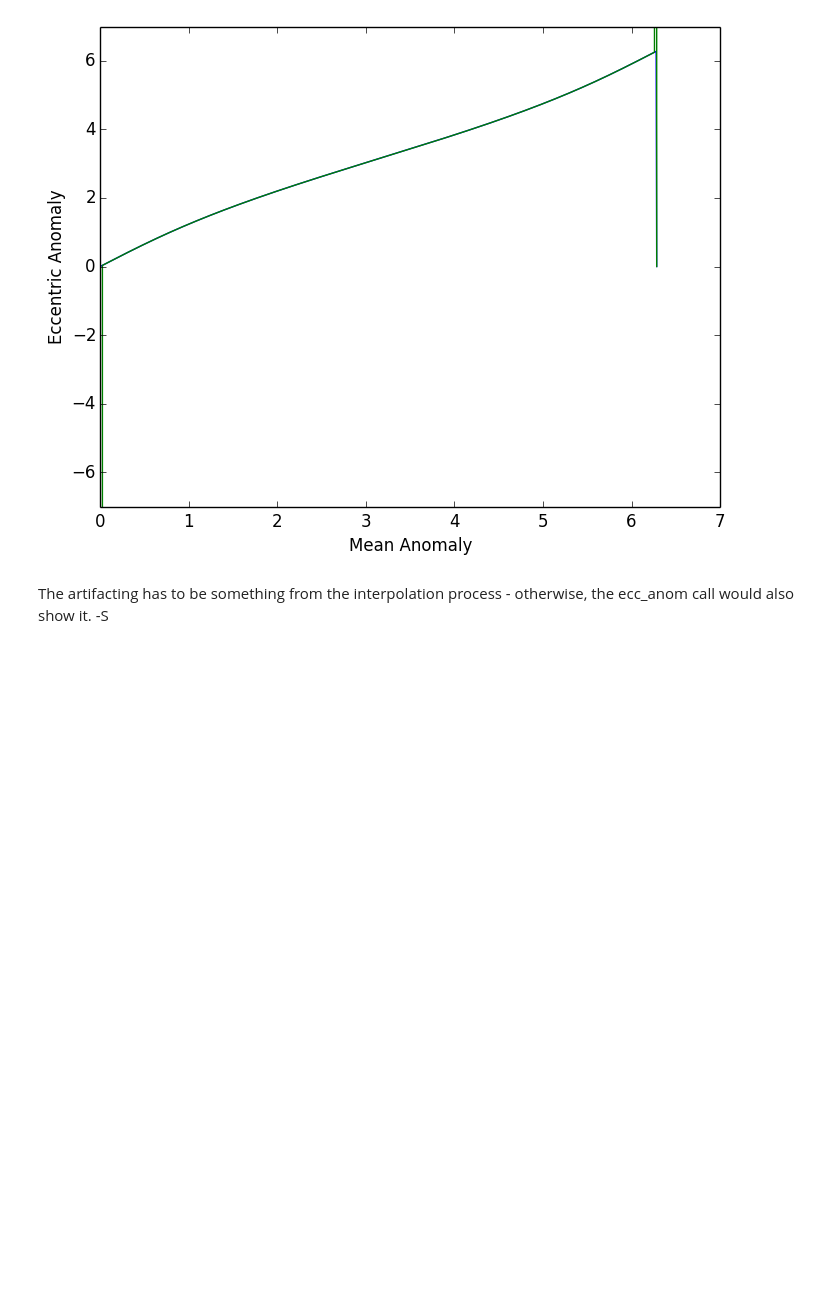
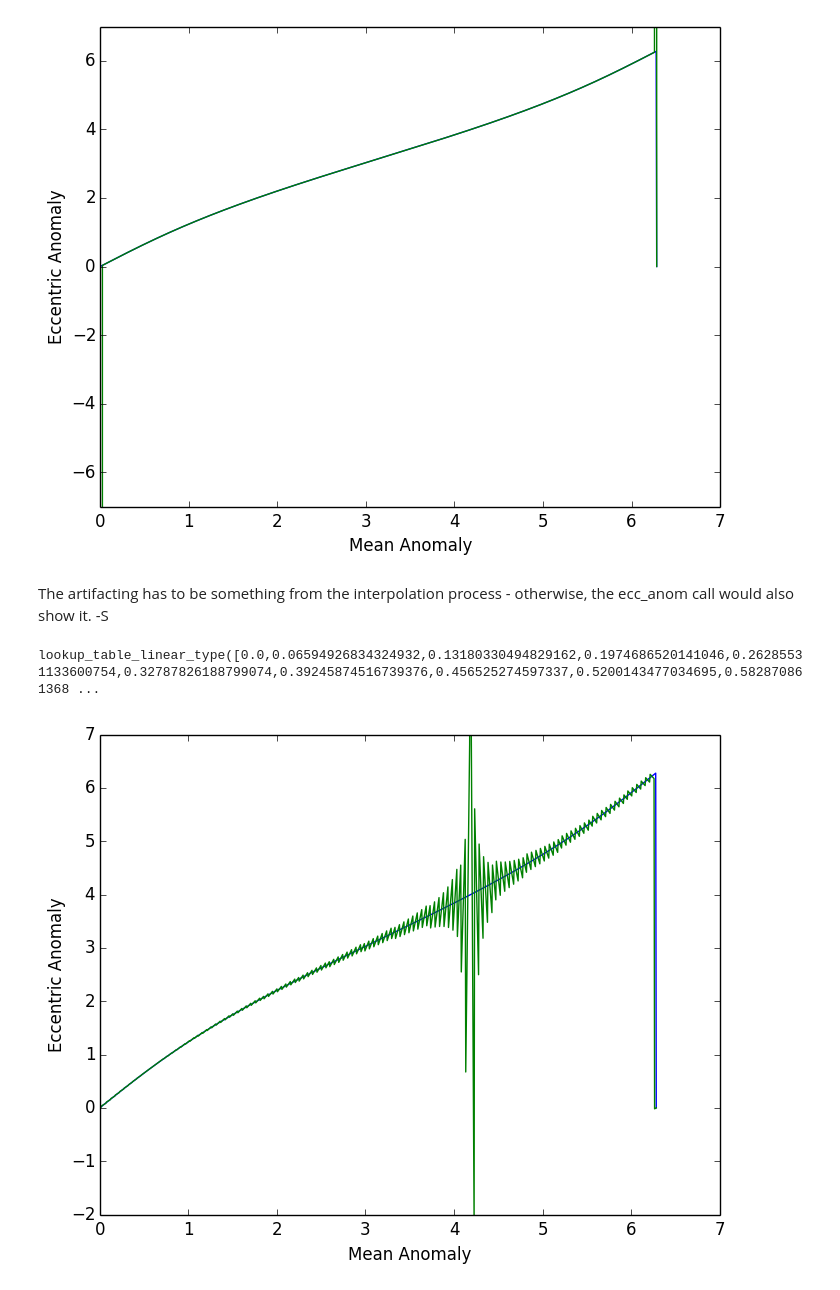
Before and after one commit to rcmorehead/ASTRO585, a Jupyter notebook: HW_5_pair_coding_with_sonny.ipynb, the cells around one changed output. Saved outputs shown, nothing was run; the diff lists cells and outputs as text; code cells hidden in the pictures; blank space fills up the shorter version.

Commit message:
Robert Driving for 2f

```diff
--- a/HW_5_pair_coding_with_sonny.ipynb
+++ b/HW_5_pair_coding_with_sonny.ipynb
@@ -223,3 +228,20 @@ ylabel("Eccentric Anomaly");
 [figure]
 # %% [markdown]
 The artifacting has to be something from the interpolation process - otherwise, the ecc_anom call would also show it. -S
+# %%
+#Robert Driving
+ecc_table2 = make_table_linear(x->ecc_anom(x,0.25),x->decc_anom_dM(x,0.25),0.,2*pi,128)
+# %% [output]
+lookup_table_linear_type([0.0,0.06594926834324932,0.13180330494829162,0.1974686520141046,0.26285531133600754,0.32787826188799074,0.39245874516739376,0.456525274597337,0.5200143477034695,0.582870861368 ...
+# %%
+#Robert Driving
+x = linspace(0.,2*pi,1000);
+ecc_2 = ecc_anom(x,0.25);
+using PyPlot
+plot(x,ecc_2);
+plot(x,lookup(ecc_table2,x))
+ylim(-2,7);
+xlabel("Mean Anomaly");
+ylabel("Eccentric Anomaly");
+# %% [output]
+[figure, added]
```
Also changed, not shown: parts of 12 cells of this notebook.
